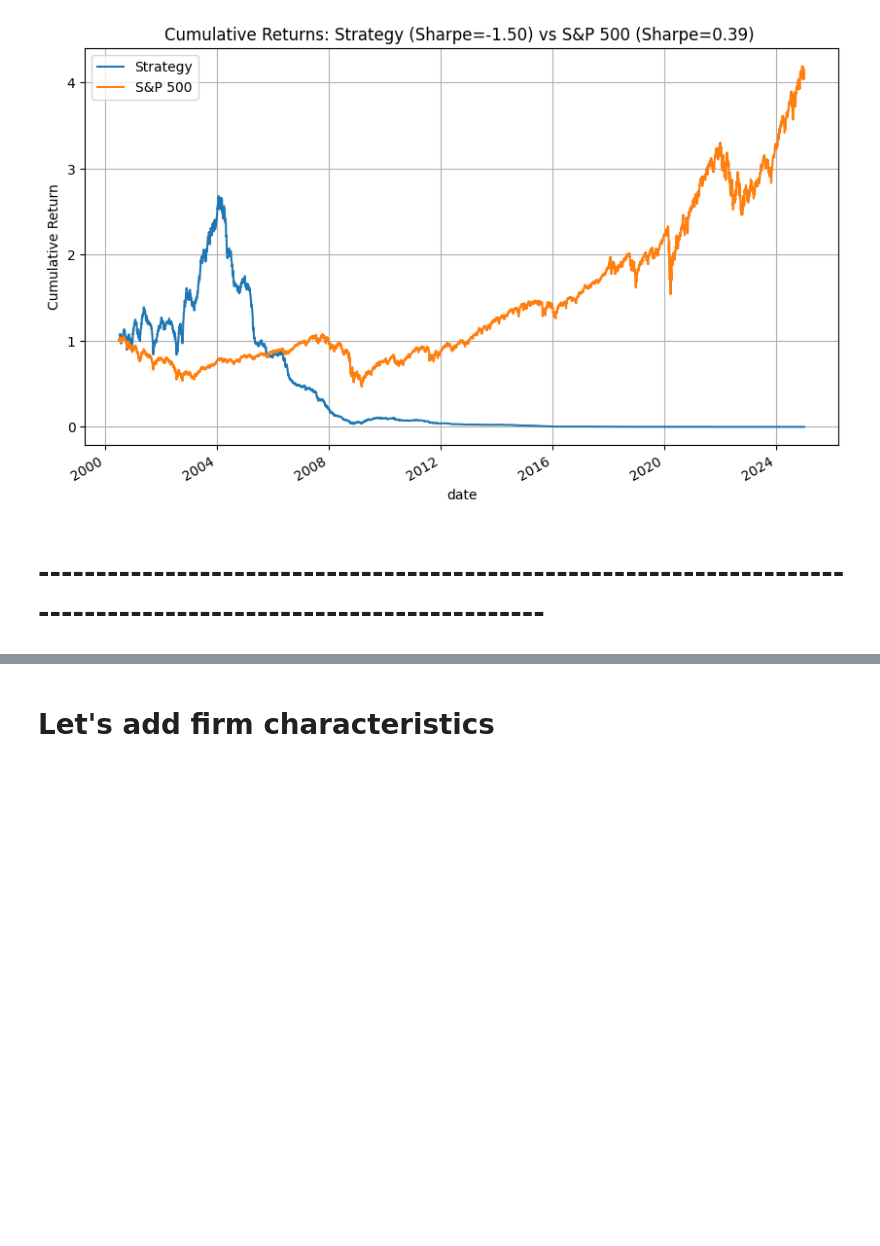
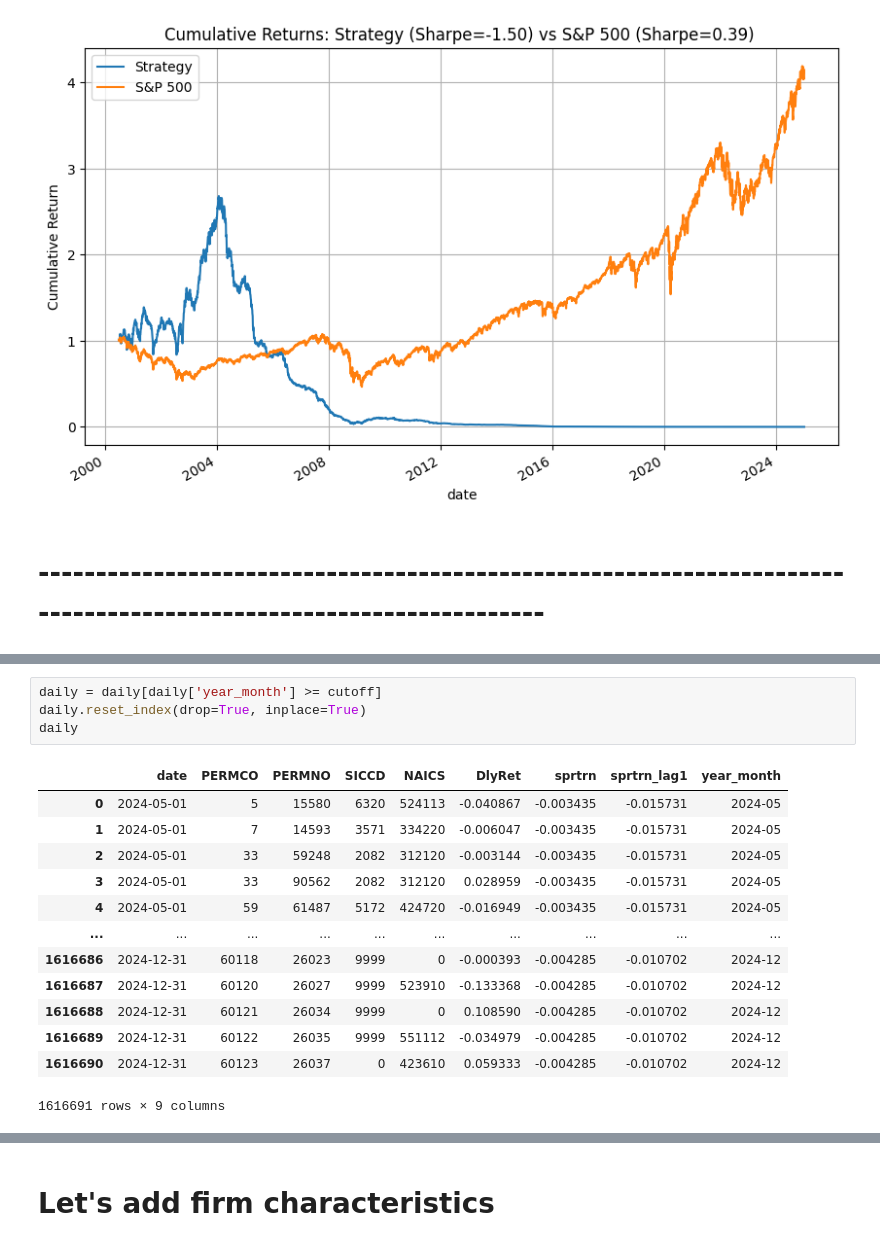
Before and after one commit to mirkorado/ML-Project, a Jupyter notebook: ResidualMLP.ipynb, the cells around one changed output, grey strips where cells are left out. Cells and saved outputs as stored; diff of their text form; blank space fills up the shorter version.

```diff
--- a/ResidualMLP.ipynb
+++ b/ResidualMLP.ipynb
@@ -171,0 +203,18 @@ plt.show()
+# %%
+daily = daily[daily['year_month'] >= cutoff]
+daily.reset_index(drop=True, inplace=True)
+daily
+# %% [output]
+|  | date | PERMCO | PERMNO | SICCD | NAICS | DlyRet | sprtrn | sprtrn_lag1 | year_month |
+| 0 | 2024-05-01 | 5 | 15580 | 6320 | 524113 | -0.040867 | -0.003435 | -0.015731 | 2024-05 |
+| 1 | 2024-05-01 | 7 | 14593 | 3571 | 334220 | -0.006047 | -0.003435 | -0.015731 | 2024-05 |
+| 2 | 2024-05-01 | 33 | 59248 | 2082 | 312120 | -0.003144 | -0.003435 | -0.015731 | 2024-05 |
+| 3 | 2024-05-01 | 33 | 90562 | 2082 | 312120 | 0.028959 | -0.003435 | -0.015731 | 2024-05 |
+| 4 | 2024-05-01 | 59 | 61487 | 5172 | 424720 | -0.016949 | -0.003435 | -0.015731 | 2024-05 |
+| ... | ... | ... | ... | ... | ... | ... | ... | ... | ... |
+| 1616686 | 2024-12-31 | 60118 | 26023 | 9999 | 0 | -0.000393 | -0.004285 | -0.010702 | 2024-12 |
+| 1616687 | 2024-12-31 | 60120 | 26027 | 9999 | 523910 | -0.133368 | -0.004285 | -0.010702 | 2024-12 |
+| 1616688 | 2024-12-31 | 60121 | 26034 | 9999 | 0 | 0.108590 | -0.004285 | -0.010702 | 2024-12 |
+| 1616689 | 2024-12-31 | 60122 | 26035 | 9999 | 551112 | -0.034979 | -0.004285 | -0.010702 | 2024-12 |
+| 1616690 | 2024-12-31 | 60123 | 26037 | 0 | 423610 | 0.059333 | -0.004285 | -0.010702 | 2024-12 |
+1616691 rows × 9 columns
```
Also changed, not shown: parts of 23 cells of this notebook, 1 other file.
